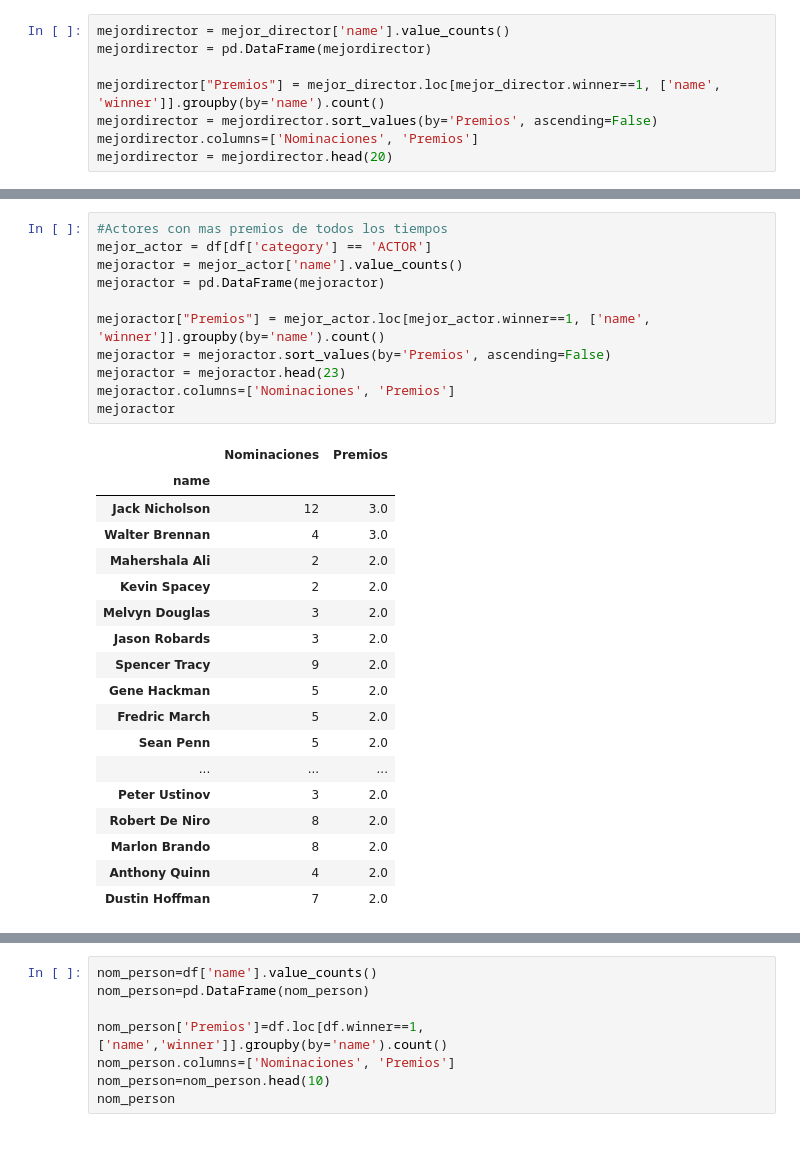
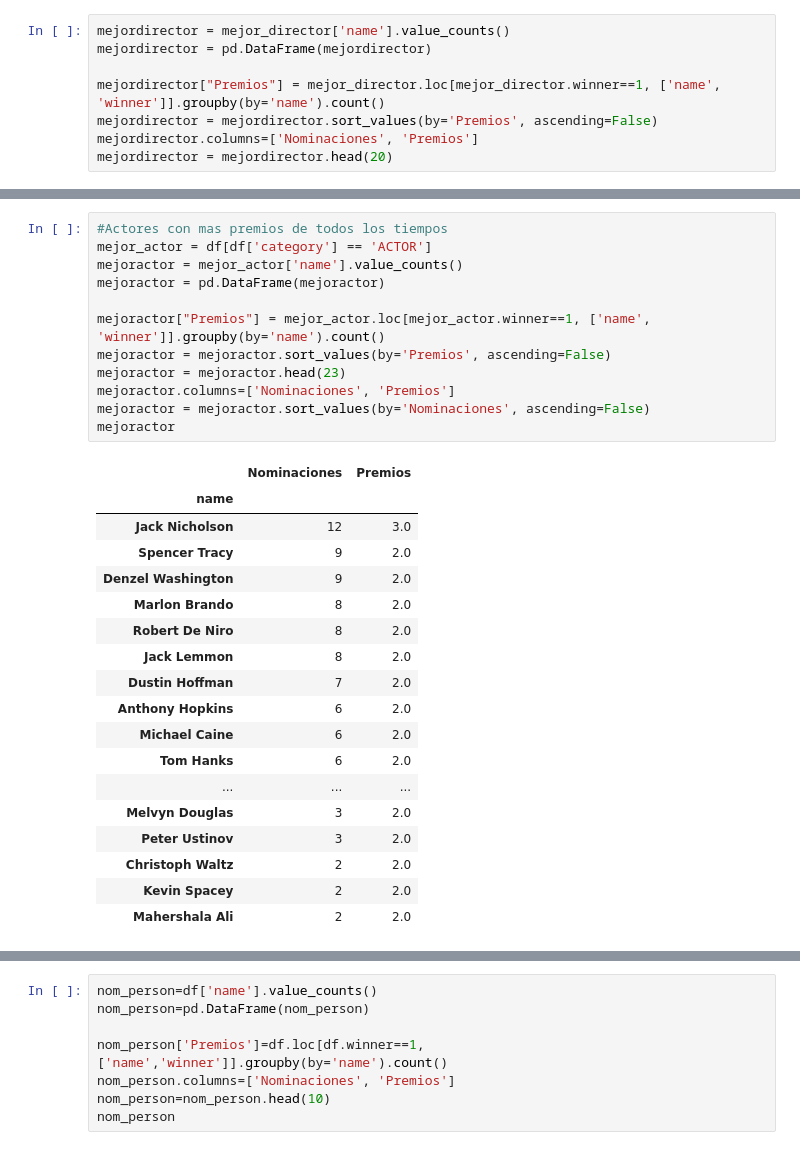
Before and after one commit to NicolePrata/DiplomadoTareas, a Jupyter notebook: Proyecto2_PremiosOscar_NicolePrata.ipynb, the cells around one changed output, grey strips where cells are left out. Drawn from its saved outputs; the diff is of its cells as text.

```diff
--- a/Proyecto2_PremiosOscar_NicolePrata.ipynb
+++ b/Proyecto2_PremiosOscar_NicolePrata.ipynb
@@ -343,31 +369,32 @@ fig.show()
 # %%
 #Actores con mas premios de todos los tiempos
 mejor_actor = df[df['category'] == 'ACTOR']
 mejoractor = mejor_actor['name'].value_counts()
 mejoractor = pd.DataFrame(mejoractor)
 
 mejoractor["Premios"] = mejor_actor.loc[mejor_actor.winner==1, ['name', 'winner']].groupby(by='name').count()
 mejoractor = mejoractor.sort_values(by='Premios', ascending=False)
 mejoractor = mejoractor.head(23)
 mejoractor.columns=['Nominaciones', 'Premios']
+mejoractor = mejoractor.sort_values(by='Nominaciones', ascending=False)
 mejoractor
 # %% [output]
 |  | Nominaciones | Premios |
 | name |  |  |
 | Jack Nicholson | 12 | 3.0 |
-| Walter Brennan | 4 | 3.0 |
+| Spencer Tracy | 9 | 2.0 |
+| Denzel Washington | 9 | 2.0 |
+| Marlon Brando | 8 | 2.0 |
+| Robert De Niro | 8 | 2.0 |
+| Jack Lemmon | 8 | 2.0 |
+| Dustin Hoffman | 7 | 2.0 |
+| Anthony Hopkins | 6 | 2.0 |
+| Michael Caine | 6 | 2.0 |
+| Tom Hanks | 6 | 2.0 |
+| ... | ... | ... |
+| Melvyn Douglas | 3 | 2.0 |
+| Peter Ustinov | 3 | 2.0 |
+| Christoph Waltz | 2 | 2.0 |
+| Kevin Spacey | 2 | 2.0 |
 | Mahershala Ali | 2 | 2.0 |
-| Kevin Spacey | 2 | 2.0 |
-| Melvyn Douglas | 3 | 2.0 |
-| Jason Robards | 3 | 2.0 |
-| Spencer Tracy | 9 | 2.0 |
-| Gene Hackman | 5 | 2.0 |
-| Fredric March | 5 | 2.0 |
-| Sean Penn | 5 | 2.0 |
-| ... | ... | ... |
-| Peter Ustinov | 3 | 2.0 |
-| Robert De Niro | 8 | 2.0 |
-| Marlon Brando | 8 | 2.0 |
-| Anthony Quinn | 4 | 2.0 |
-| Dustin Hoffman | 7 | 2.0 |
 # %%
```
Also changed, not shown: parts of 17 cells of this notebook.
